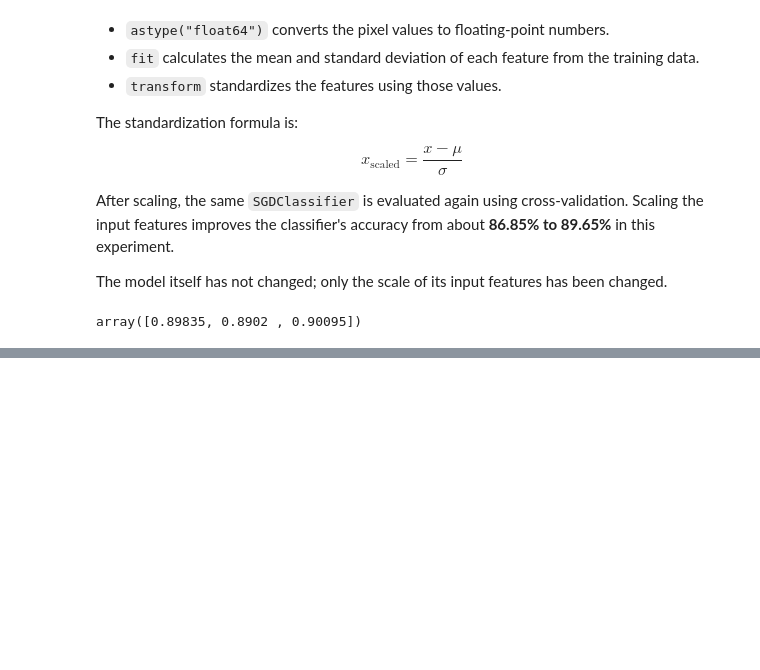
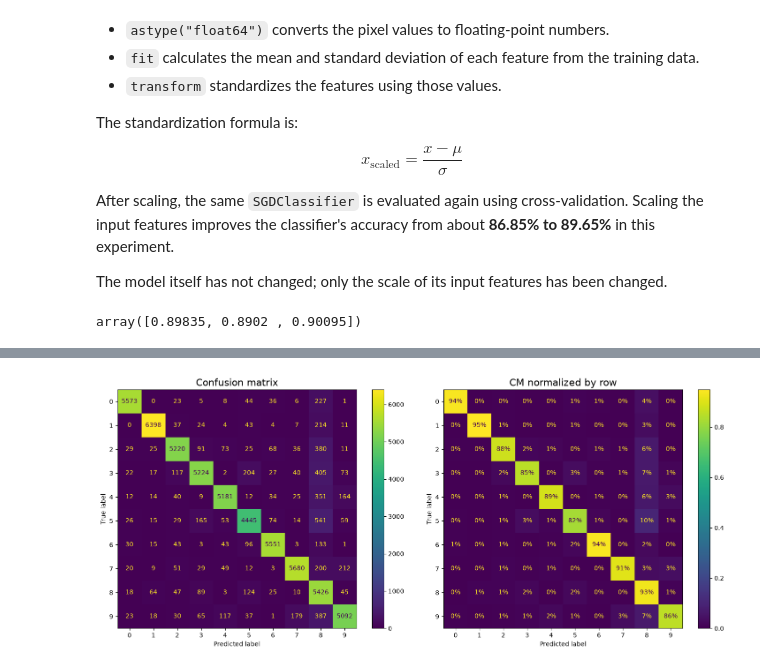
Before and after one commit to MuhammadHoseinYeganeh/MNIST-project, a Jupyter notebook: mnist.ipynb, the cells around one changed output, grey strips where cells are left out. Drawn from its saved outputs; the diff is of its cells as text; code cells hidden in the pictures; blank space fills up the shorter version.

```diff
--- a/mnist.ipynb
+++ b/mnist.ipynb
@@ -1123,0 +1130,4 @@ array([0.89835, 0.8902 , 0.90095])
+# %%
+from sklearn.metrics import ConfusionMatrixDisplay
+
+y_train_pred = cross_val_predict(sgd_clf, X_train_scaled, y_train, cv=3)
@@ -1123,0 +1146,25 @@ array([0.89835, 0.8902 , 0.90095])
+# %%
+fig, axes = plt.subplots(1, 2, figsize=(15, 6))
+
+ConfusionMatrixDisplay.from_predictions(
+    y_train,
+    y_train_pred,
+    ax=axes[0]
+)
+
+axes[0].set_title("Confusion matrix", fontsize=16)
+
+ConfusionMatrixDisplay.from_predictions(
+    y_train,
+    y_train_pred,
+    normalize="true",
+    values_format=".0%",
+    ax=axes[1]
+)
+
+axes[1].set_title("CM normalized by row", fontsize=16)
+
+plt.tight_layout()
+plt.show()
+# %% [output]
+[figure, added]
```
Also changed, not shown: parts of 14 cells of this notebook.
